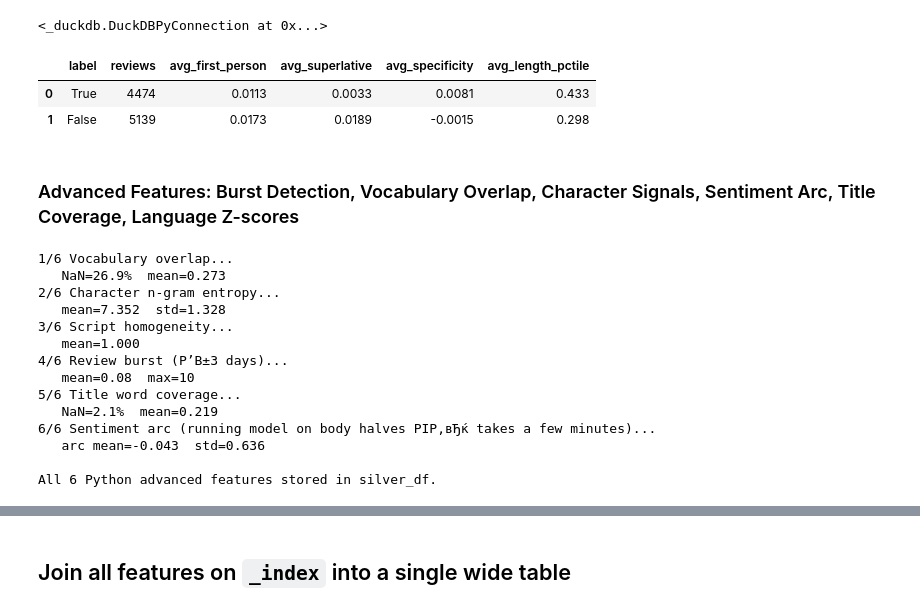
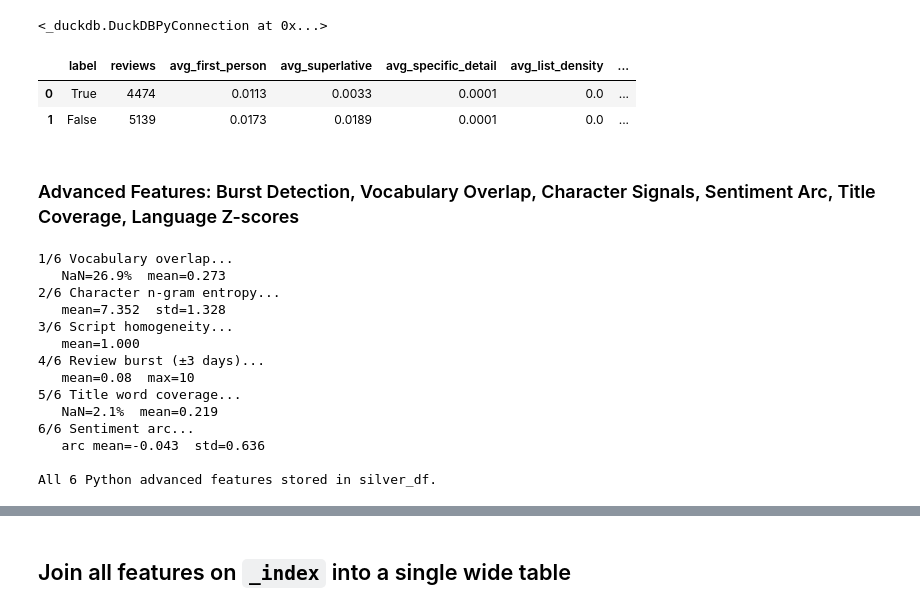
Before and after one commit to Ron-Lakeman/BigDataProject, a Jupyter notebook: src/processing/all_features_to_gold.ipynb, the cells around one changed output, grey strips where cells are left out. Saved outputs shown, nothing was run; the diff lists cells and outputs as text; code cells hidden in the pictures.

```diff
--- a/src/processing/all_features_to_gold.ipynb
+++ b/src/processing/all_features_to_gold.ipynb
@@ -760,76 +782,95 @@ con.execute("""
     CREATE TABLE gold.review_specificity_features AS
     WITH base AS (
         SELECT
-            _index, product_id, product_parent, label,
+            _index, product_id, product_parent, label, product_category_id,
             ARRAY_LENGTH(STRING_SPLIT(TRIM(review_body), ' '))  AS word_count,
 
-            -- First-person pronouns: marker of personal genuine experience
+            -- First-person pronouns: marker of personal experience (helpful signal)
             COALESCE(ARRAY_LENGTH(regexp_extract_all(
                 review_body,
                 '(?i)\\b(I|my|me|myself|mine)\\b'
             )), 0) AS first_person_count,
 
-            -- Superlatives & extreme adjectives: over-used in fake reviews
+            -- Superlatives & extreme adjectives
             COALESCE(ARRAY_LENGTH(regexp_extract_all(
                 review_body,
                 '(?i)\\b(best|worst|amazing|perfect|terrible|awesome|horrible|excellent|awful|fantastic|outstanding|incredible|useless|pathetic|brilliant|superb|dreadful|magnificent|exceptional|phenomenal|extraordinary|flawless|garbage|disgusting|wonderful|breathtaking|atrocious)\\b'
             )), 0) AS superlative_count,
 
-            -- Numbers/measurements: marker of specific factual content
+            -- Numbers/measurements: specific factual content (strong helpfulness signal)
             COALESCE(ARRAY_LENGTH(regexp_extract_all(
                 review_body,
-                '\\b\\d+[.,]?\\d*\\s{0,2}(cm|mm|km|mg|kg|gb|mb|tb|ml|hz|mp|fps|\\$|РІвЂљВ¬|Р’Р€|%|inch|oz|lb)\\b'
+                '\\b\\d+[.,]?\\d*\\s{0,2}(cm|mm|km|mg|kg|gb|mb|tb|ml|hz|mp|fps|\\$|€|£|%|inch|oz|lb)\\b'
             )), 0) AS specific_detail_count,
+
+            -- Structured list items: numbered or bulleted content (helpful = organised)
+            COALESCE(ARRAY_LENGTH(regexp_extract_all(
+                review_body,
+                '\\n\\s*[-*•]\\s+|\\n\\s*[0-9]+[.)]\\s+'
+            )), 0) AS list_item_count,
 
             -- Review length percentile within the same product
             PERCENT_RANK() OVER (
                 PARTITION BY product_parent
                 ORDER BY ARRAY_LENGTH(STRING_SPLIT(TRIM(review_body), ' '))
             ) AS body_word_count_pctile_in_product,
+
+            -- Review length percentile within the same category (new R13)
+            PERCENT_RANK() OVER (
+                PARTITION BY product_category_id
+                ORDER BY ARRAY_LENGTH(STRING_SPLIT(TRIM(review_body), ' '))
+            ) AS word_count_cat_pctile,
 
             -- Review length relative to product average
             ARRAY_LENGTH(STRING_SPLIT(TRIM(review_body), ' ')) * 1.0
                 / NULLIF(AVG(ARRAY_LENGTH(STRING_SPLIT(TRIM(review_body), ' ')))
                          OVER (PARTITION BY product_parent), 0)
                 AS word_count_vs_product_avg
 
         FROM silver_temp
         WHERE review_body IS NOT NULL AND TRIM(review_body) != ''
     )
     SELECT
         _index, product_id, product_parent, label,
         first_person_count,
         superlative_count,
         specific_detail_count,
+        list_item_count,
 
         -- Densities (per word)
-        first_person_count   * 1.0 / NULLIF(word_count, 0) AS first_person_density,
-        superlative_count    * 1.0 / NULLIF(word_count, 0) AS superlative_density,
+        first_person_count    * 1.0 / NULLIF(word_count, 0) AS first_person_density,
+        superlative_count     * 1.0 / NULLIF(word_count, 0) AS superlative_density,
         specific_detail_count * 1.0 / NULLIF(word_count, 0) AS specific_detail_density,
+        list_item_count       * 1.0 / NULLIF(word_count, 0) AS list_density,
 
-        -- Specificity score: high personal + high detail - high superlatives = genuine
-        (first_person_count + specific_detail_count - superlative_count)
-            * 1.0 / NULLIF(word_count, 0)                  AS specificity_score,
+        -- Helpfulness score: personal experience + concrete detail (R13 reframe)
+        -- Higher = more helpful (personal + factual content)
+        (2.0 * specific_detail_count + first_person_count)
+            * 1.0 / NULLIF(word_count, 0)                   AS specificity_score,
 
         body_word_count_pctile_in_product,
+        word_count_cat_pctile,
         word_count_vs_product_avg
     FROM base
 """)
 
 con.execute("""
     SELECT label, COUNT(*) AS reviews,
-        ROUND(AVG(first_person_density),    4) AS avg_first_person,
-        ROUND(AVG(superlative_density),     4) AS avg_superlative,
-        ROUND(AVG(specificity_score),       4) AS avg_specificity,
-        ROUND(AVG(body_word_count_pctile_in_product), 3) AS avg_length_pctile
+        ROUND(AVG(first_person_density),         4) AS avg_first_person,
+        ROUND(AVG(superlative_density),          4) AS avg_superlative,
+        ROUND(AVG(specific_detail_density),      4) AS avg_specific_detail,
+        ROUND(AVG(list_density),                 4) AS avg_list_density,
+        ROUND(AVG(specificity_score),            4) AS avg_specificity,
+        ROUND(AVG(body_word_count_pctile_in_product), 3) AS avg_length_pctile_product,
+        ROUND(AVG(word_count_cat_pctile),        3) AS avg_length_pctile_cat
     FROM gold.review_specificity_features
     WHERE label IS NOT NULL
     GROUP BY label ORDER BY label DESC
 """).df()
 # %% [output]
-|  | label | reviews | avg_first_person | avg_superlative | avg_specificity | avg_length_pctile |
-| 0 | True | 4474 | 0.0113 | 0.0033 | 0.0081 | 0.433 |
-| 1 | False | 5139 | 0.0173 | 0.0189 | -0.0015 | 0.298 |
+|  | label | reviews | avg_first_person | avg_superlative | avg_specific_detail | avg_list_density | ... |
+| 0 | True | 4474 | 0.0113 | 0.0033 | 0.0001 | 0.0 | ... |
+| 1 | False | 5139 | 0.0173 | 0.0189 | 0.0001 | 0.0 | ... |
 # %% [markdown]
 ### Advanced Features: Burst Detection, Vocabulary Overlap, Character Signals, Sentiment Arc, Title Coverage, Language Z-scores
 # %%
@@ -890,7 +931,7 @@ def script_homogeneity(text):
 script_homo = np.array([script_homogeneity(t) for t in bodies])
 print(f"   mean={np.nanmean(script_homo):.3f}")
 
-print("4/6 Review burst (Р’В±3 days)...")
+print("4/6 Review burst (±3 days)...")
 sf = silver_df[['_index', 'product_parent', 'review_date']].copy()
 sf['review_date_d'] = pd.to_datetime(sf['review_date']).dt.normalize()
 burst = np.zeros(n, dtype=np.int32)
@@ -914,7 +955,7 @@ def title_coverage(title, body):
 title_cov = np.array([title_coverage(t, b) for t, b in zip(titles, bodies)])
 print(f"   NaN={np.isnan(title_cov).mean():.1%}  mean={np.nanmean(title_cov):.3f}")
 
-print("6/6 Sentiment arc (running model on body halves РІР‚вЂќ takes a few minutes)...")
+print("6/6 Sentiment arc...")
 
 def split_halves(text):
     if not isinstance(text, str) or not text.strip():
@@ -960,11 +1001,11 @@ print("\nAll 6 Python advanced features stored in silver_df.")
    mean=7.352  std=1.328
 3/6 Script homogeneity...
    mean=1.000
-4/6 Review burst (Р’В±3 days)...
+4/6 Review burst (±3 days)...
    mean=0.08  max=10
 5/6 Title word coverage...
    NaN=2.1%  mean=0.219
-6/6 Sentiment arc (running model on body halves РІР‚вЂќ takes a few minutes)...
+6/6 Sentiment arc...
    arc mean=-0.043  std=0.636
 
 All 6 Python advanced features stored in silver_df.
```
Also changed, not shown: parts of 14 cells of this notebook, 25 other files.
